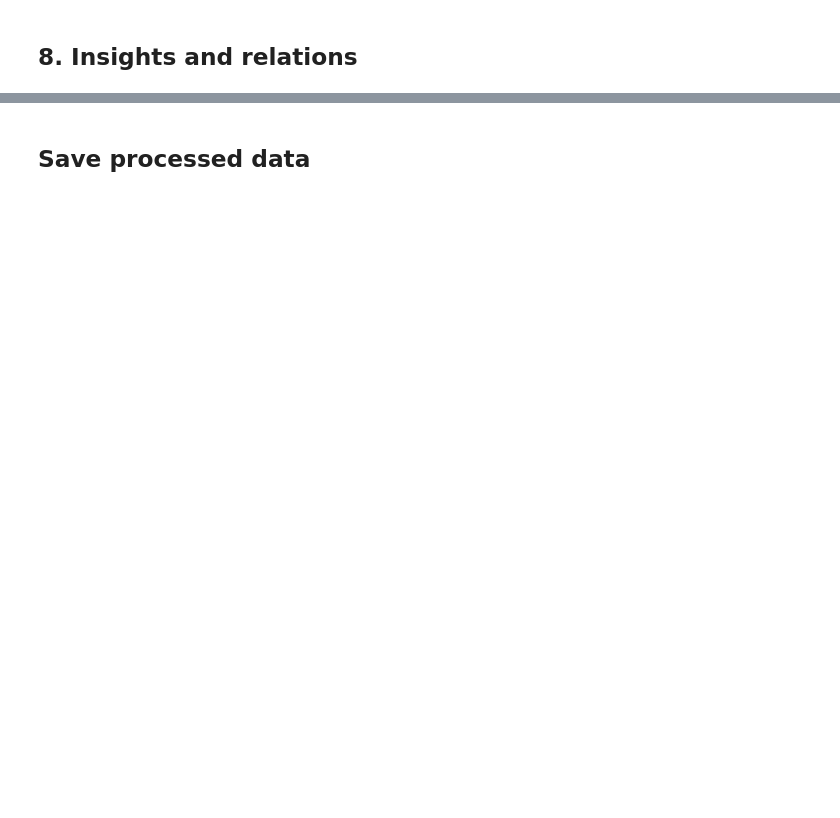
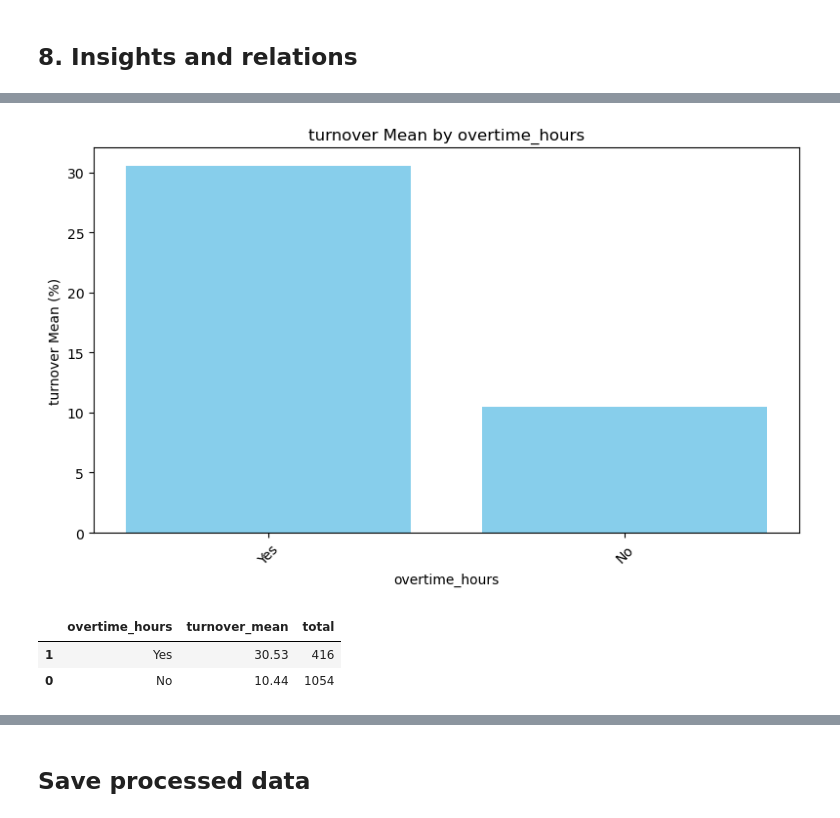
Before and after one commit to multivacs/employee-churn-prediction, a Jupyter notebook: notebooks/01-exploration.ipynb, the cells around one changed output, grey strips where cells are left out. Saved outputs shown, nothing was run; the diff lists cells and outputs as text; code cells hidden in the pictures; blank space fills up the shorter version.

```diff
--- a/notebooks/01-exploration.ipynb
+++ b/notebooks/01-exploration.ipynb
@@ -56,0 +269,8 @@ df.isna().sum().sort_values(ascending = False)
+# %%
+# Analysis by overtime hours
+analysis_by_target(df, 'turnover', 'overtime_hours')
+# %% [output]
+[figure, added]
+|  | overtime_hours | turnover_mean | total |
+| 1 | Yes | 30.53 | 416 |
+| 0 | No | 10.44 | 1054 |
```
Also changed, not shown: parts of 55 cells of this notebook.
